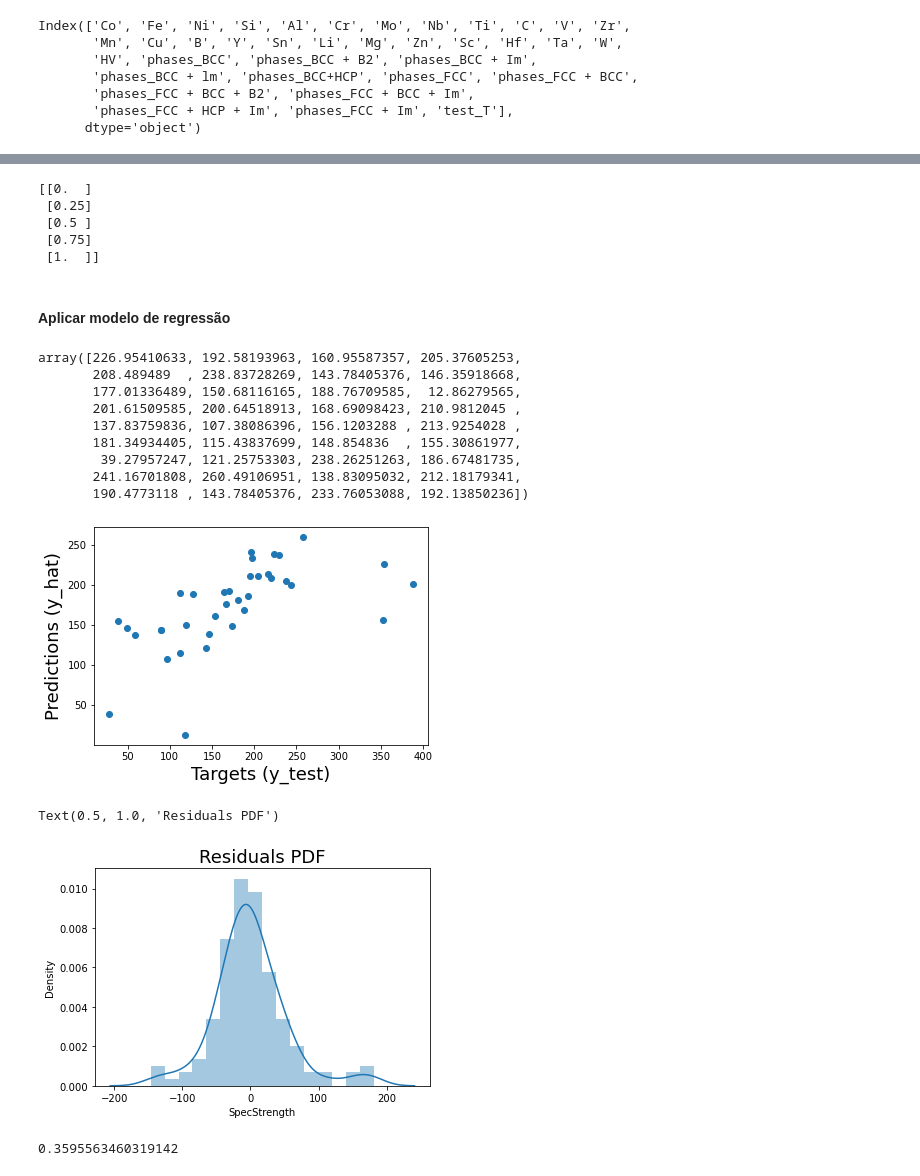
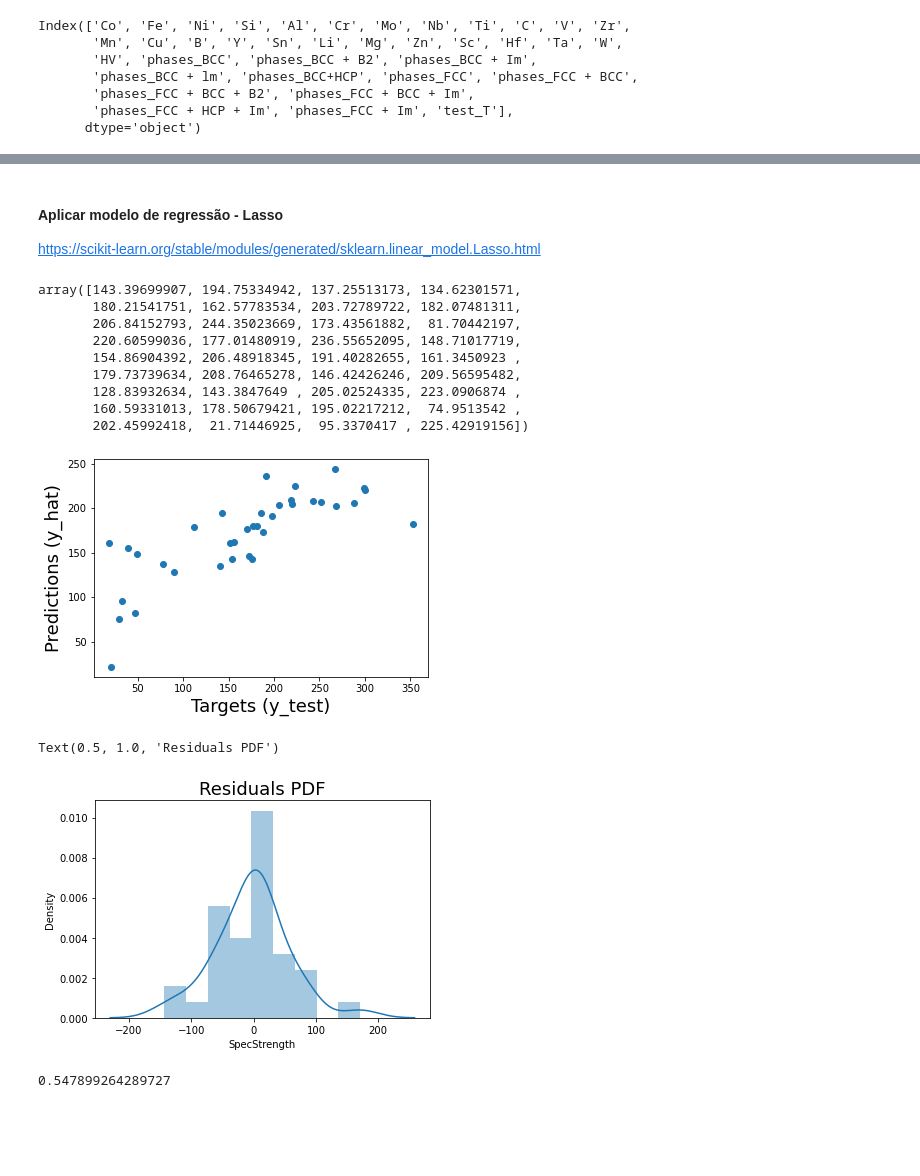
Before and after one commit to GabrielAsato/ML-HEA, a Jupyter notebook: eda_LR_Gorsse_2018.ipynb, the cells around one changed output, grey strips where cells are left out. Drawn from its saved outputs; the diff is of its cells as text; code cells hidden in the pictures; blank space fills up the shorter version.

```diff
--- a/eda_LR_Gorsse_2018.ipynb
+++ b/eda_LR_Gorsse_2018.ipynb
@@ -229,5 +214 @@ df['SpecStrength'].plot(kind="kde")
 df.drop(columns = ['ro','YS'], inplace = True)
-# %%
-# Como vamos tratar test?
-df_final = df.dropna(subset = ['test'])
-df_final
@@ -324,2 +252,0 @@ memory usage: 47.6+ KB
-# %%
-df_final.dropna(subset = ["SpecStrength", "Nome"], inplace = True)
@@ -346,3 +253,12 @@ memory usage: 42.2+ KB
+# %%
+# Standard Scaler para 'HV'
+from sklearn.preprocessing import StandardScaler
+
+# Instanciando o encoder.
+standard_scaler = StandardScaler()
+
+# Treinando o encoder e transformando os dados de entrada.
+df_final[["HV"]] = standard_scaler.fit_transform(df_final[["HV"]])
 # %%
 # Separação de inputs e target
 X = df_final.drop(["SpecStrength", "Nome"], axis = 1)
@@ -499,24 +370,0 @@ print(X_std)
-# %%
-from sklearn.preprocessing import MinMaxScaler
-
-# Vamos criar dados numéricos como exemplo.
-X = np.array([[-1.0],
-              [-0.5],
-              [0.],
-              [0.5],
-              [1.0]])
-
-# Instanciando o encoder.
-minmax_scaler = MinMaxScaler() # feature_range = [-3,4], caso queira que esteja entre alguns valores
-
-# Treinando o encoder e transformando os dados de entrada.
-X_minmax = minmax_scaler.fit_transform(X)
-
-# Mostrando o resultado.
-print(X_minmax)
-# %% [output]
-[[0.  ]
- [0.25]
- [0.5 ]
- [0.75]
- [1.  ]]
@@ -525,3 +371,5 @@ print(X_minmax)
 # %% [markdown]
-#### Aplicar modelo de regressão
+#### Aplicar modelo de regressão - Lasso
+
+https://scikit-learn.org/stable/modules/generated/sklearn.linear_model.Lasso.html
 # %%
@@ -533,15 +381,15 @@ lasso = Lasso(alpha=10).fit(X_train, y_train)
 y_hat = lasso.predict(X_test)
 y_hat
 # %% [output]
-array([226.95410633, 192.58193963, 160.95587357, 205.37605253,
-       208.489489  , 238.83728269, 143.78405376, 146.35918668,
-       177.01336489, 150.68116165, 188.76709585,  12.86279565,
-       201.61509585, 200.64518913, 168.69098423, 210.9812045 ,
-       137.83759836, 107.38086396, 156.1203288 , 213.9254028 ,
-       181.34934405, 115.43837699, 148.854836  , 155.30861977,
-        39.27957247, 121.25753303, 238.26251263, 186.67481735,
-       241.16701808, 260.49106951, 138.83095032, 212.18179341,
-       190.4773118 , 143.78405376, 233.76053088, 192.13850236])
+array([143.39699907, 194.75334942, 137.25513173, 134.62301571,
+       180.21541751, 162.57783534, 203.72789722, 182.07481311,
+       206.84152793, 244.35023669, 173.43561882,  81.70442197,
+       220.60599036, 177.01480919, 236.55652095, 148.71017719,
+       154.86904392, 206.48918345, 191.40282655, 161.3450923 ,
+       179.73739634, 208.76465278, 146.42426246, 209.56595482,
+       128.83932634, 143.3847649 , 205.02524335, 223.0906874 ,
+       160.59331013, 178.50679421, 195.02217212,  74.9513542 ,
+       202.45992418,  21.71446925,  95.3370417 , 225.42919156])
 # %%
 # Check with a plot
 plt.scatter(y_test, y_hat)
@@ -549,15 +397,15 @@ plt.xlabel("Targets (y_test)", size = 18)
 plt.ylabel("Predictions (y_hat)", size = 18)
 plt.show()
 # %% [output]
-[figure, old version]
+[figure, new version]
 # %%
-# Find the residuals (Differences between the targets and the predictors)
-sns.distplot(y_train - y_hat)
+# Resíduos
+sns.distplot(y_test - y_hat)
 plt.title("Residuals PDF", size=18)
 # %% [output]
 Text(0.5, 1.0, 'Residuals PDF')
-[figure, old version]
+[figure, new version]
 # %%
-reg.score(X_test, y_test) # Our model explain 78% of the variability of the data
+lasso.score(X_test, y_test) # Our model explain 54.8% of the variability of the data
 # %% [output]
-0.3595563460319142
+0.547899264289727
```
Also changed, not shown: parts of 28 cells of this notebook, 2 other files.
